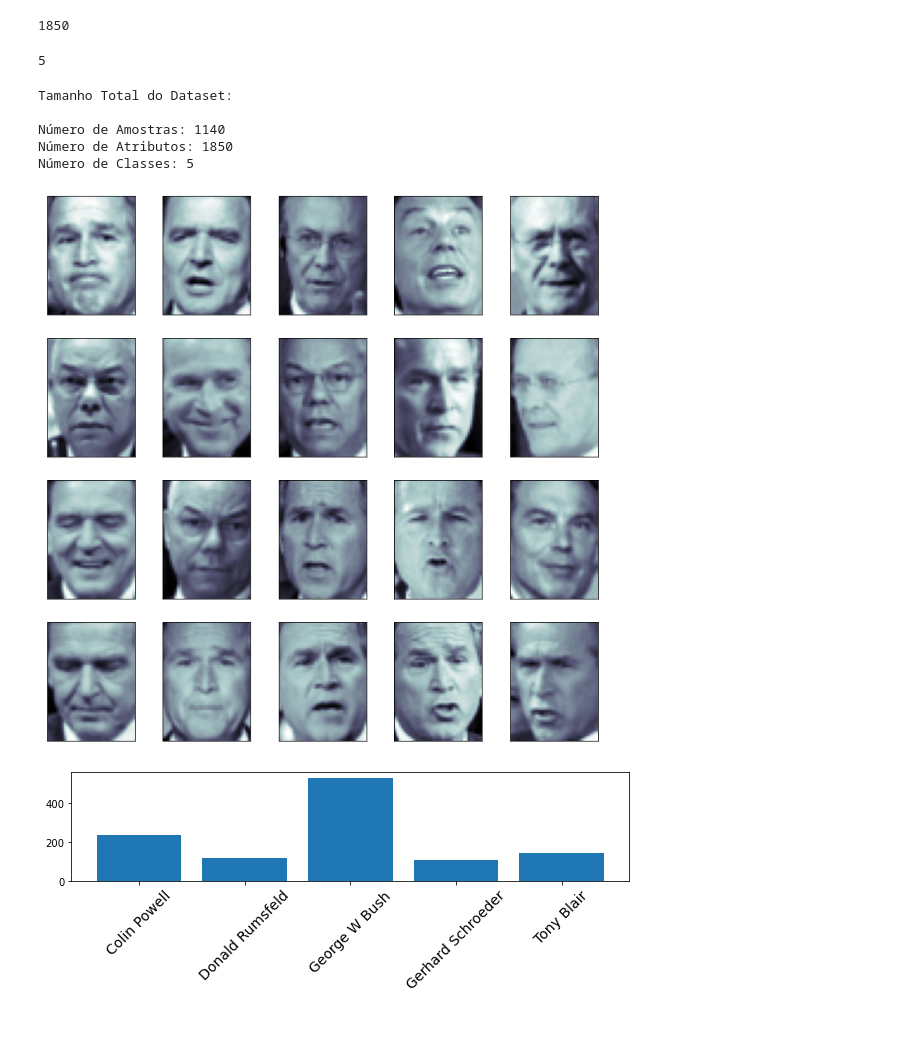
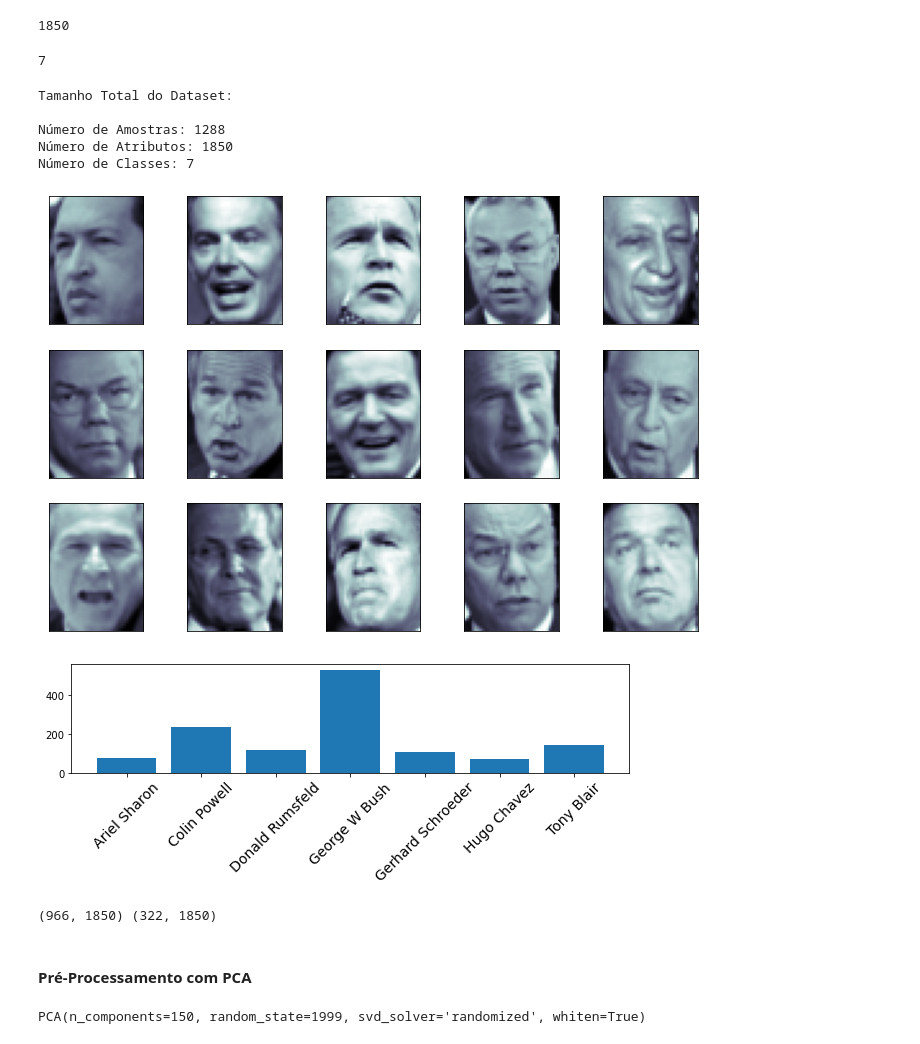
Before and after one commit to Gugah007/Reconhecimento-Facial-com-ML-Usando-SVM-e-PCA-Python, a Jupyter notebook: Reconhecimento Facial com Machine Learning Usando SVM e PCA.ipynb, the cells around one changed output. Cells and saved outputs as stored; diff of their text form; code cells hidden in the pictures.

Commit message:
Reconhecimento Facial com Machine Learning Usando SVM e PCA
Aqui conseguimos fazer com o nosso modelo tenha uma eficiência de 84%, ou seja, a cada 100 imagens, acerta 84

```diff
--- a/Reconhecimento Facial com Machine Learning Usando SVM e PCA.ipynb
+++ b/Reconhecimento Facial com Machine Learning Usando SVM e PCA.ipynb
@@ -26,8 +26,8 @@ import matplotlib.pyplot as plt
 # Dataset de imagens
 from sklearn import datasets
 # %%
-# Carregando o dataset, farei um dowload de 80 imagens por pessoa com fator de redimensionamento de 0.4
-dataset_faces = datasets.fetch_lfw_people(min_faces_per_person=80, resize = 0.4)
+# Carregando o dataset, farei um dowload de 70 imagens por pessoa com fator de redimensionamento de 0.4
+dataset_faces = datasets.fetch_lfw_people(min_faces_per_person=70, resize = 0.4)
 # %%
 # Conferindo o shape do dataset
 dataset_faces.data.shape
@@ -71,7 +71,7 @@ target_names = dataset_faces.target_names
 num_classes = target_names.shape[0]
 num_classes
 # %% [output]
-5
+7
 # %%
 # Vamos imprimir um resumo dos dados
 print("\nTamanho Total do Dataset:\n")
@@ -81,23 +81,23 @@ print("Número de Classes: %d" % num_classes)
 # %% [output]
 Tamanho Total do Dataset:
 
-Número de Amostras: 1140
+Número de Amostras: 1288
 Número de Atributos: 1850
-Número de Classes: 5
+Número de Classes: 7
 # %%
 # Plot de imagens
 
-fig = plt.figure(figsize = (12, 12))
+fig = plt.figure(figsize = (12, 8))
 
-for i in range(20):
-    ax = fig.add_subplot(4, 5, i + 1, xticks = [], yticks = [])
+for i in range(15):
+    ax = fig.add_subplot(3, 5, i + 1, xticks = [], yticks = [])
 
     ax.imshow(dataset_faces.images[i], cmap = plt.cm.bone)
 # %% [output]
-[figure, old version]
+[figure, new version]
 # %%
 # Visualizando a distribuição do dataset
-# Def
+# Define o tamanho da área de plotagem
 plt.figure(figsize = (10, 2))
 
 # Capturamos valores únicos do target (classe)
@@ -112,4 +112,4 @@ locs, labels = plt.xticks()
 plt.setp(labels, rotation = 45, size = 14)
 _ = plt.bar(unique_targets, counts)
 # %% [output]
-[figure, old version]
+[figure, new version]
@@ -115,0 +119,9 @@ _ = plt.bar(unique_targets, counts)
+# %%
+# Um print para entender como foi dividido o treino e o teste
+print(X_treino.shape, X_teste.shape)
+# Para Treino temos 966 imagens e 1850 atributos
+# Para Teste temos 322 imagens e 1850 atributos
+# %% [output]
+(966, 1850) (322, 1850)
+# %% [markdown]
+#### Pré-Processamento com PCA
@@ -115,0 +136,6 @@ _ = plt.bar(unique_targets, counts)
+# %%
+# Treinamos o modelo PCA somente com os dados de treino
+# Porque o PCA não espera uma variável de saida(target) por ser um algoritmo de aprendizagem não supervisionada
+pca.fit(X_treino)
+# %% [output]
+PCA(n_components=150, random_state=1999, svd_solver='randomized', whiten=True)
```
Also changed, not shown: parts of 13 cells of this notebook.
